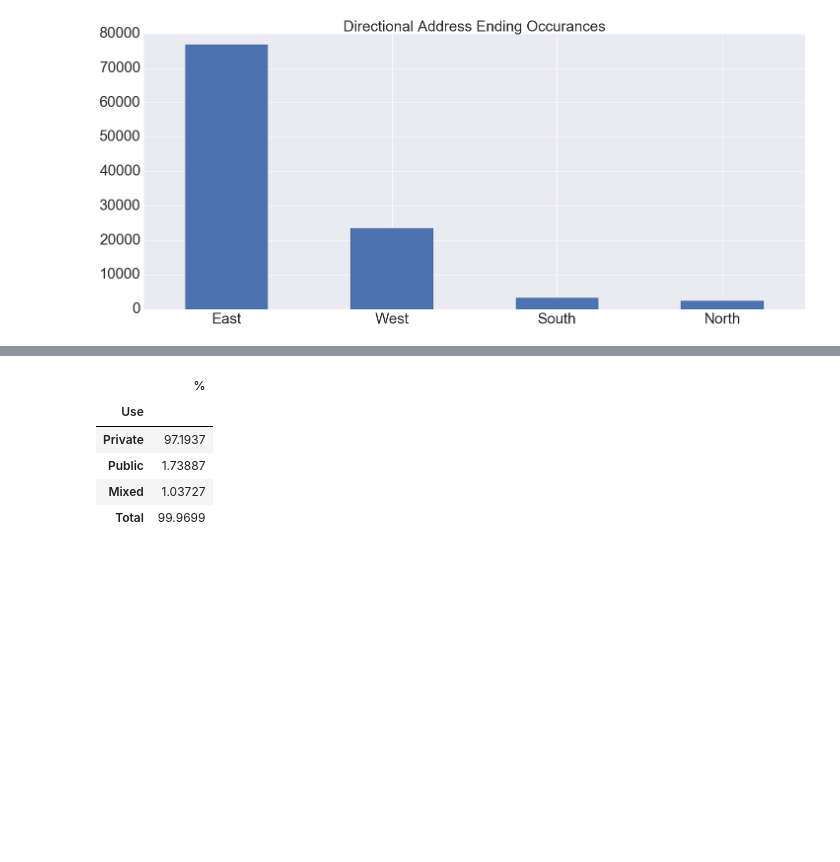
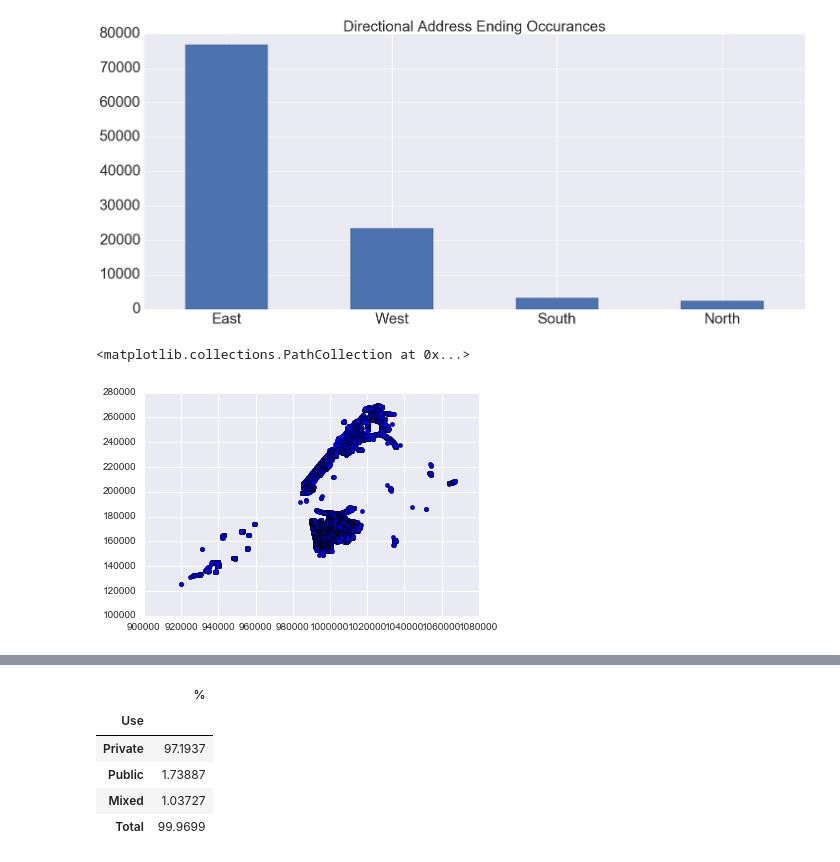
Before and after one commit to ResidentMario/nyc-buildings, a Jupyter notebook: address-data-visualization.ipynb, the cells around one changed output, grey strips where cells are left out. Saved outputs shown, nothing was run; the diff lists cells and outputs as text; code cells hidden in the pictures; blank space fills up the shorter version.

```diff
--- a/address-data-visualization.ipynb
+++ b/address-data-visualization.ipynb
@@ -569,3 +650,9 @@ ax.set_title("Directional Address Ending Occurances", fontsize=30)
 # %% [output]
 <matplotlib.text.Text at 0x...>
 [figure]
+# %%
+east_coords = pluto[pluto['Address'].map(lambda x: 'EAST' in str(x))][['XCoord', 'YCoord']].dropna()
+plt.scatter(east_coords['XCoord'], east_coords['YCoord'])
+# %% [output]
+<matplotlib.collections.PathCollection at 0x...>
+[figure, added]
```
Also changed, not shown: parts of 20 cells of this notebook, 2 other files.
